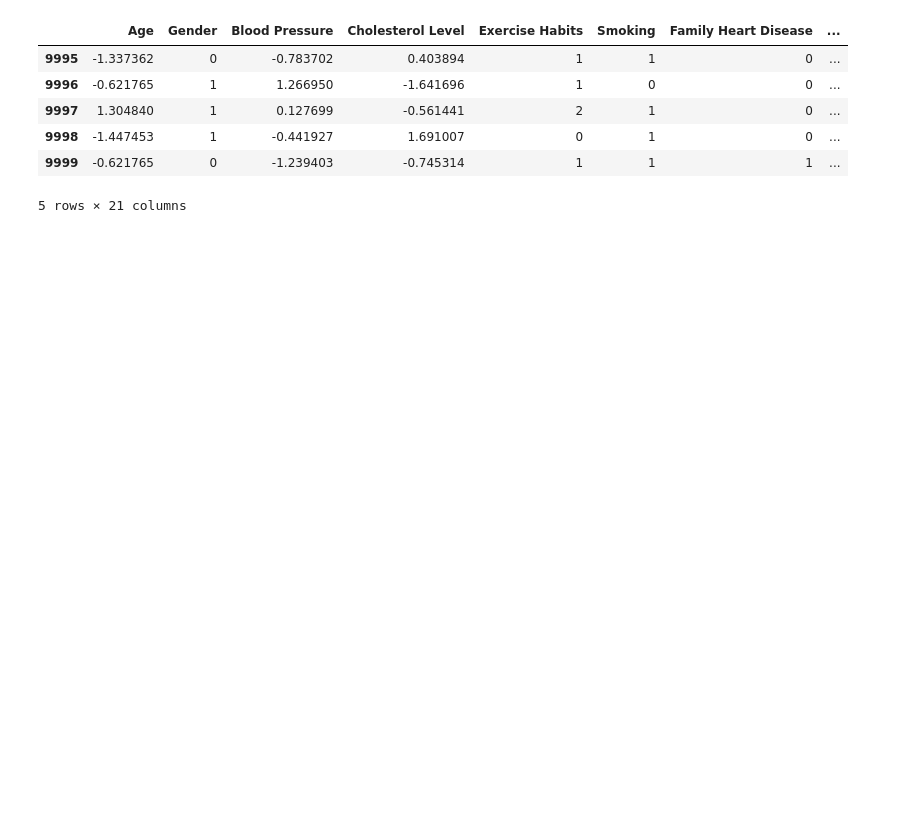
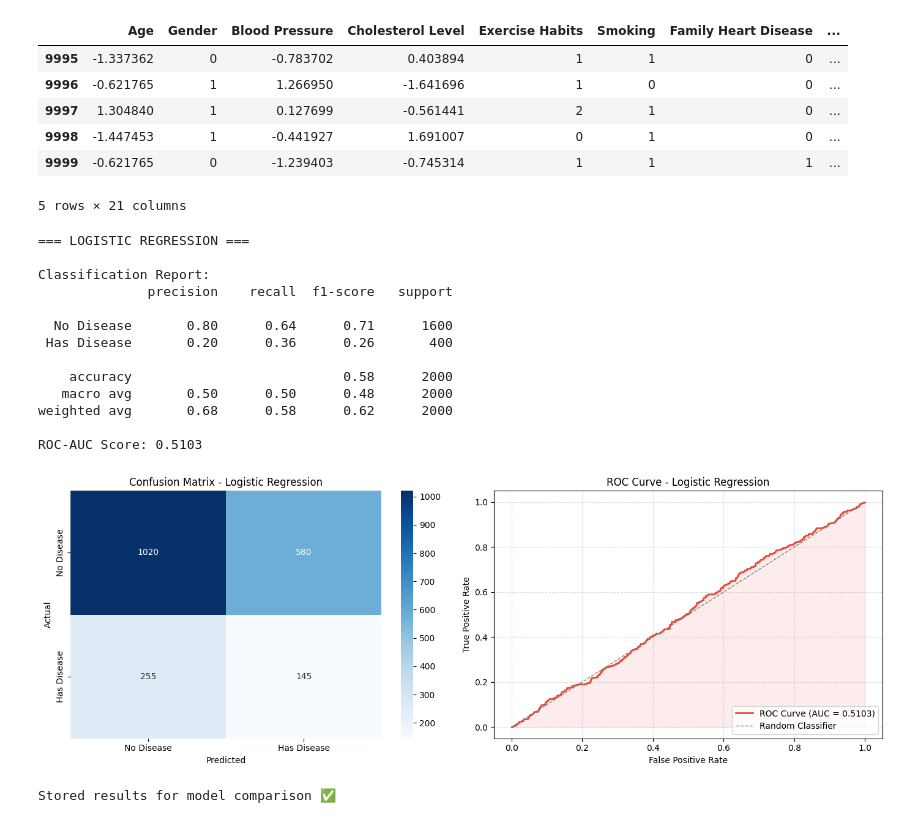
Before and after one commit to NehalKashif/Heart-Disease-Detector, a Jupyter notebook: dataset.ipynb, the cells around one changed output. Cells and saved outputs as stored; diff of their text form; code cells hidden in the pictures; blank space fills up the shorter version.

Commit message:
Logistic Regression Model Implemented

```diff
--- a/dataset.ipynb
+++ b/dataset.ipynb
@@ -427,3 +408,77 @@ dataset.tail()
 | 9998 | -1.447453 | 1 | -0.441927 | 1.691007 | 0 | 1 | 0 | ... |
 | 9999 | -0.621765 | 0 | -1.239403 | -0.745314 | 1 | 1 | 1 | ... |
 5 rows × 21 columns
+# %%
+# Logistic Regression
+print("\n=== LOGISTIC REGRESSION ===")
+
+
+# Train
+lr_model = LogisticRegression(class_weight='balanced', max_iter=1000, random_state=42)
+lr_model.fit(X_train_bal, y_train_bal)
+
+# Predict
+lr_pred = lr_model.predict(X_test)
+lr_proba = lr_model.predict_proba(X_test)[:, 1]
+
+# Metrics
+print("\nClassification Report:")
+print(classification_report(y_test, lr_pred, target_names=['No Disease', 'Has Disease']))
+
+print(f"ROC-AUC Score: {roc_auc_score(y_test, lr_proba):.4f}")
+
+# Confusion Matrix
+fig, axes = plt.subplots(1, 2, figsize=(14, 5))
+
+sns.heatmap(
+    confusion_matrix(y_test, lr_pred),
+    annot=True, fmt='d', cmap='Blues',
+    xticklabels=['No Disease', 'Has Disease'],
+    yticklabels=['No Disease', 'Has Disease'],
+    ax=axes[0]
+)
+axes[0].set_title('Confusion Matrix - Logistic Regression')
+axes[0].set_ylabel('Actual')
+axes[0].set_xlabel('Predicted')
+
+# ROC Curve
+fpr, tpr, _ = roc_curve(y_test, lr_proba)
+auc_score = roc_auc_score(y_test, lr_proba)
+axes[1].plot(fpr, tpr, color='#e74c3c', lw=2, label=f'ROC Curve (AUC = {auc_score:.4f})')
+axes[1].plot([0, 1], [0, 1], color='gray', lw=1, linestyle='--', label='Random Classifier')
+axes[1].fill_between(fpr, tpr, alpha=0.1, color='#e74c3c')
+axes[1].set_xlabel('False Positive Rate')
+axes[1].set_ylabel('True Positive Rate')
+axes[1].set_title('ROC Curve - Logistic Regression')
+axes[1].legend(loc='lower right')
+axes[1].grid(linestyle='--', alpha=0.4)
+
+plt.tight_layout()
+plt.show()
+
+# Store results for later comparison
+lr_results = {
+    'Model': 'Logistic Regression',
+    'Accuracy': (lr_pred == y_test).mean(),
+    'ROC-AUC': roc_auc_score(y_test, lr_proba),
+    'Recall (Disease)': classification_report(y_test, lr_pred, output_dict=True)['1']['recall'],
+    'Precision (Disease)': classification_report(y_test, lr_pred, output_dict=True)['1']['precision'],
+    'F1 (Disease)': classification_report(y_test, lr_pred, output_dict=True)['1']['f1-score']
+}
+print("\nStored results for model comparison ✅")
+# %% [output]
+=== LOGISTIC REGRESSION ===
+
+Classification Report:
+              precision    recall  f1-score   support
+
+  No Disease       0.80      0.64      0.71      1600
+ Has Disease       0.20      0.36      0.26       400
+
+    accuracy                           0.58      2000
+   macro avg       0.50      0.50      0.48      2000
+weighted avg       0.68      0.58      0.62      2000
+
+ROC-AUC Score: 0.5103
+[figure, added]
+Stored results for model comparison ✅
```
Also changed, not shown: parts of 1 cell of this notebook.
